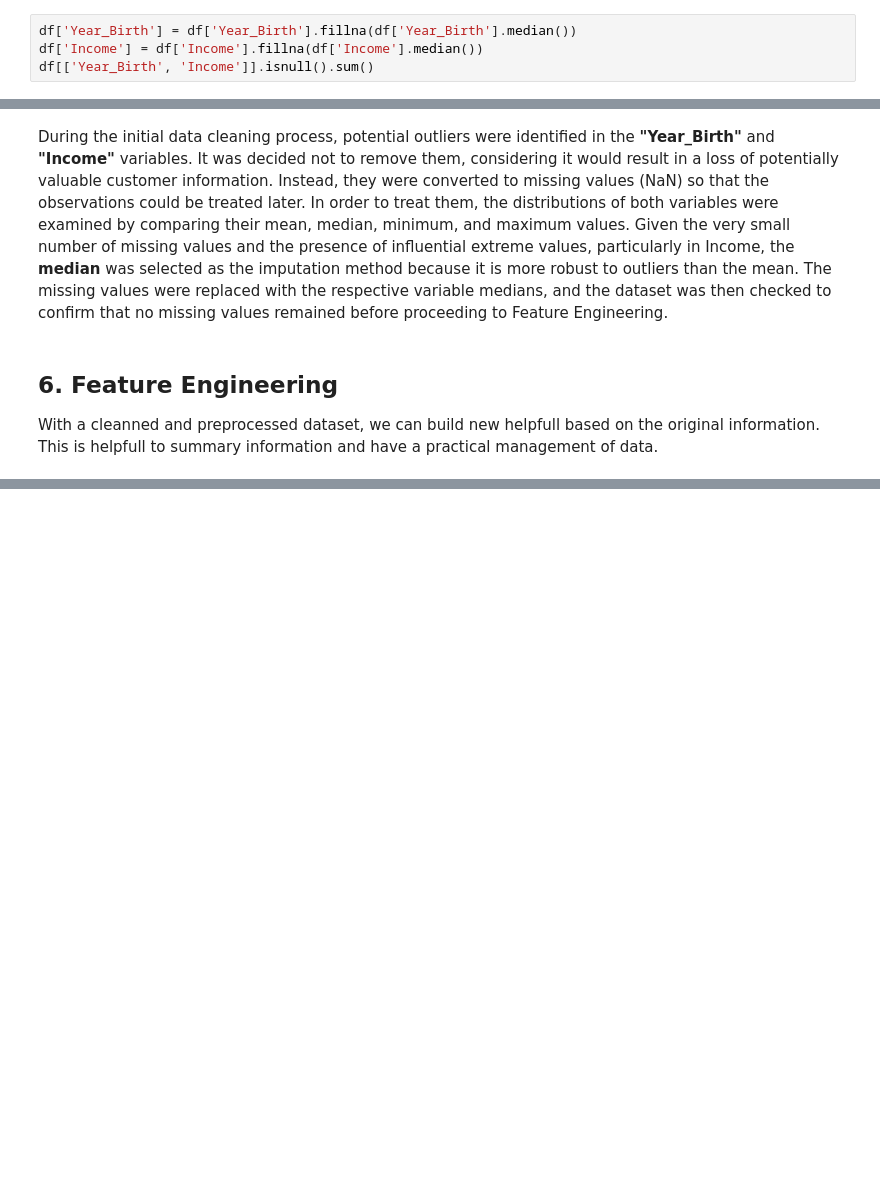
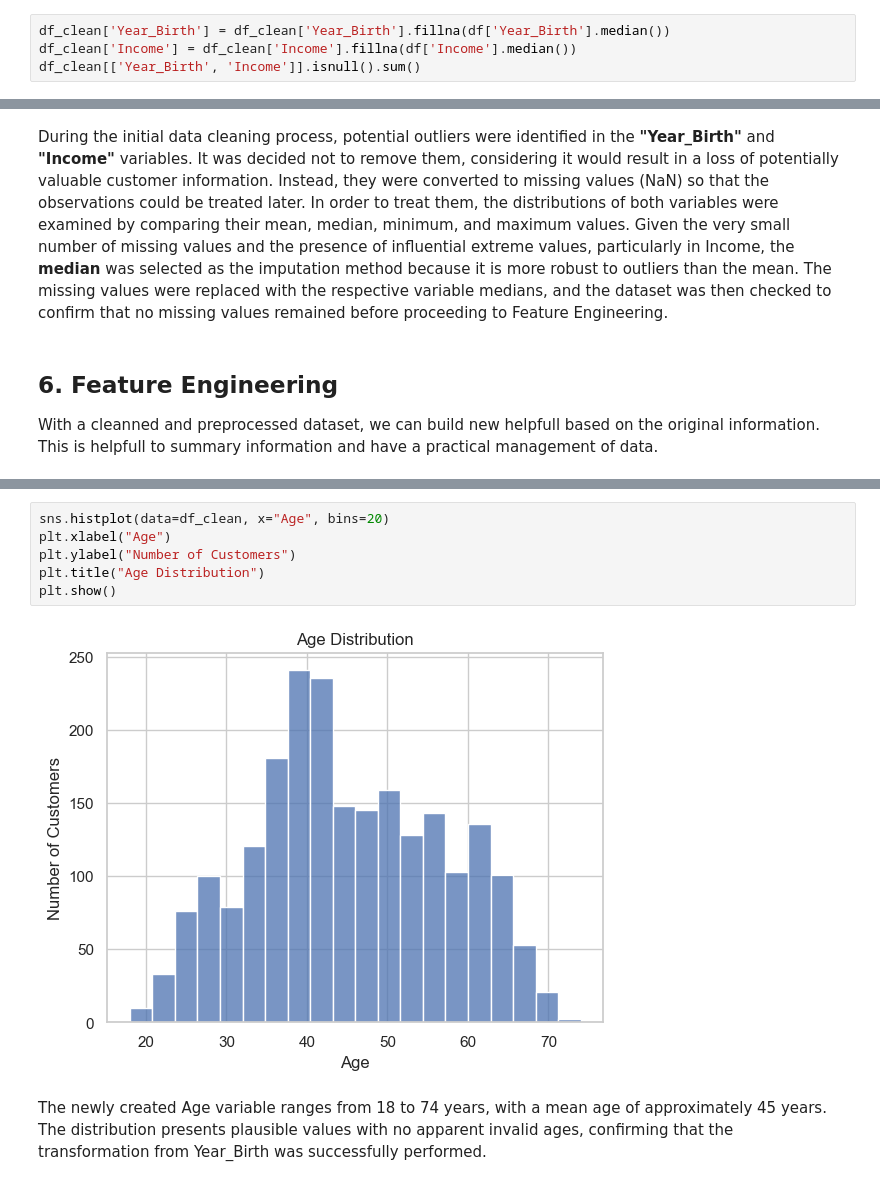
Before and after one commit to fridacarbajalordonez/customer-segmentation-kmeans, a Jupyter notebook: notebooks/customer_segmentation.ipynb, the cells around one changed output, grey strips where cells are left out. Cells and saved outputs as stored; diff of their text form; blank space fills up the shorter version.

Commit message:
Data lading

```diff
--- a/notebooks/customer_segmentation.ipynb
+++ b/notebooks/customer_segmentation.ipynb
@@ -828,9 +828,9 @@ df_clean[['Year_Birth', 'Income']].agg(['mean', 'median', 'min', 'max'])
 | min | 1940.000000 | 1730.0000 |
 | max | 1996.000000 | 162397.0000 |
 # %%
-df['Year_Birth'] = df['Year_Birth'].fillna(df['Year_Birth'].median())
-df['Income'] = df['Income'].fillna(df['Income'].median())
-df[['Year_Birth', 'Income']].isnull().sum()
+df_clean['Year_Birth'] = df_clean['Year_Birth'].fillna(df['Year_Birth'].median())
+df_clean['Income'] = df_clean['Income'].fillna(df['Income'].median())
+df_clean[['Year_Birth', 'Income']].isnull().sum()
 # %% [output]
 Year_Birth    0
 Income        0
@@ -847,0 +865,10 @@ df_clean["Total_Purchases"] = df_clean[place_cols].sum(axis=1)
+# %%
+sns.histplot(data=df_clean, x="Age", bins=20)
+plt.xlabel("Age")
+plt.ylabel("Number of Customers")
+plt.title("Age Distribution")
+plt.show()
+# %% [output]
+[figure, added]
+# %% [markdown]
+The newly created Age variable ranges from 18 to 74 years, with a mean age of approximately 45 years. The distribution presents plausible values with no apparent invalid ages, confirming that the transformation from Year_Birth was successfully performed.
```
Also changed, not shown: parts of 29 cells of this notebook.
